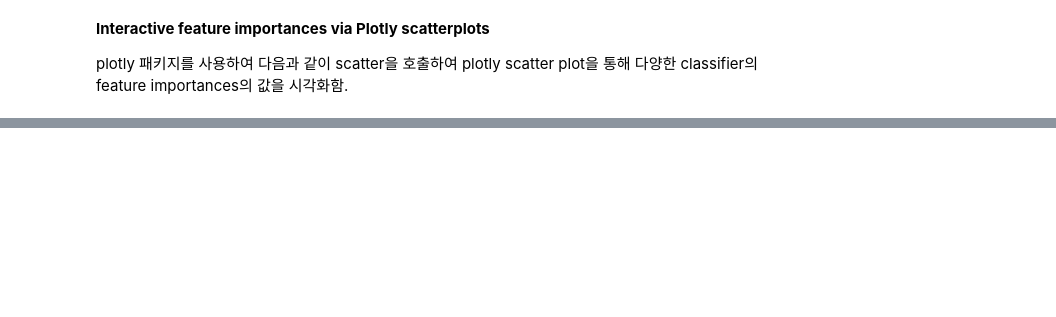
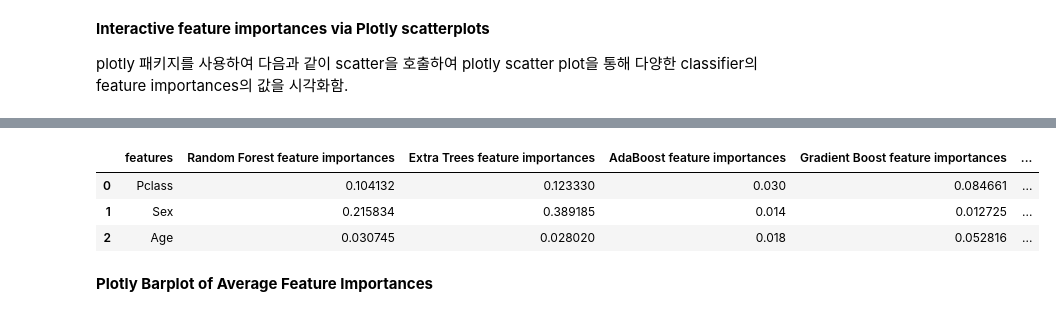
Before and after one commit to yeonduhaeyo/kaggle, a Jupyter notebook: 4-introduction-to-ensembling-stacking-in-py.ipynb, the cells around one changed output, grey strips where cells are left out. Cells and saved outputs as stored; diff of their text form; code cells hidden in the pictures; blank space fills up the shorter version.

```diff
--- a/4-introduction-to-ensembling-stacking-in-py.ipynb
+++ b/4-introduction-to-ensembling-stacking-in-py.ipynb
@@ -569,0 +601,12 @@ py.iplot(fig,filename='scatter2010')
+# %%
+# Create the new column containing the average of values
+
+feature_dataframe['mean'] = feature_dataframe.iloc[:,1:].mean(axis= 1) # axis = 1 computes the mean row-wise
+feature_dataframe.head(3)
+# %% [output]
+|  | features | Random Forest feature importances | Extra Trees feature importances | AdaBoost feature importances | Gradient Boost feature importances | ... |
+| 0 | Pclass | 0.104132 | 0.123330 | 0.030 | 0.084661 | ... |
+| 1 | Sex | 0.215834 | 0.389185 | 0.014 | 0.012725 | ... |
+| 2 | Age | 0.030745 | 0.028020 | 0.018 | 0.052816 | ... |
+# %% [markdown]
+**Plotly Barplot of Average Feature Importances**
```
Also changed, not shown: parts of 7 cells of this notebook.
